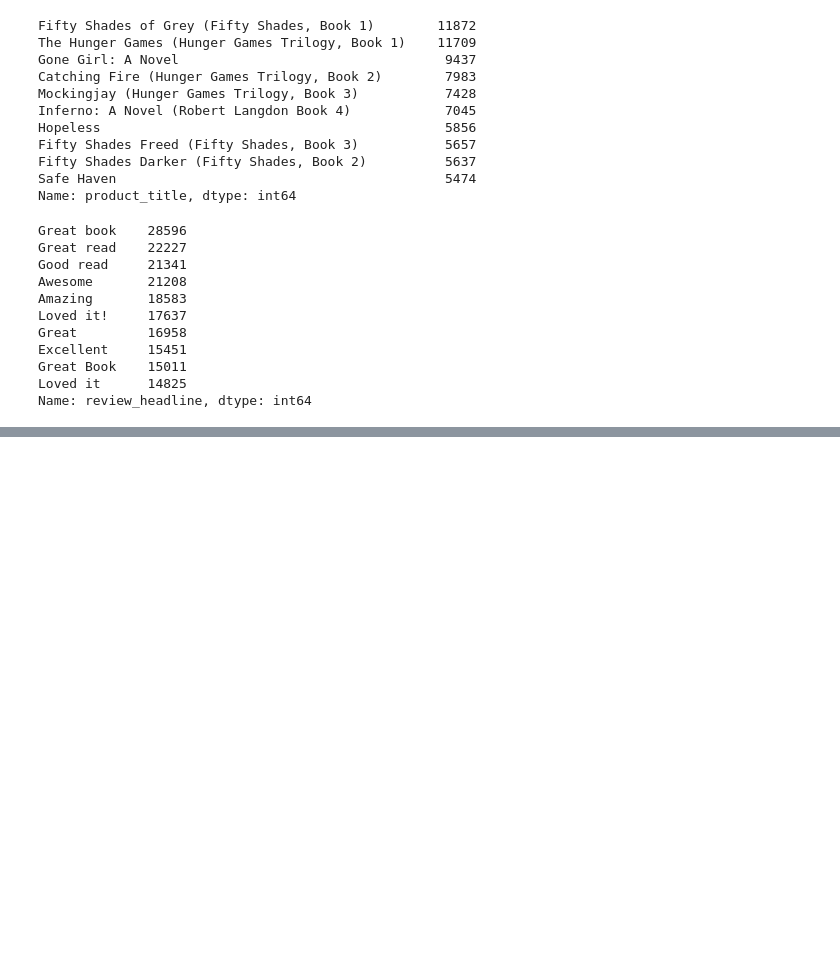
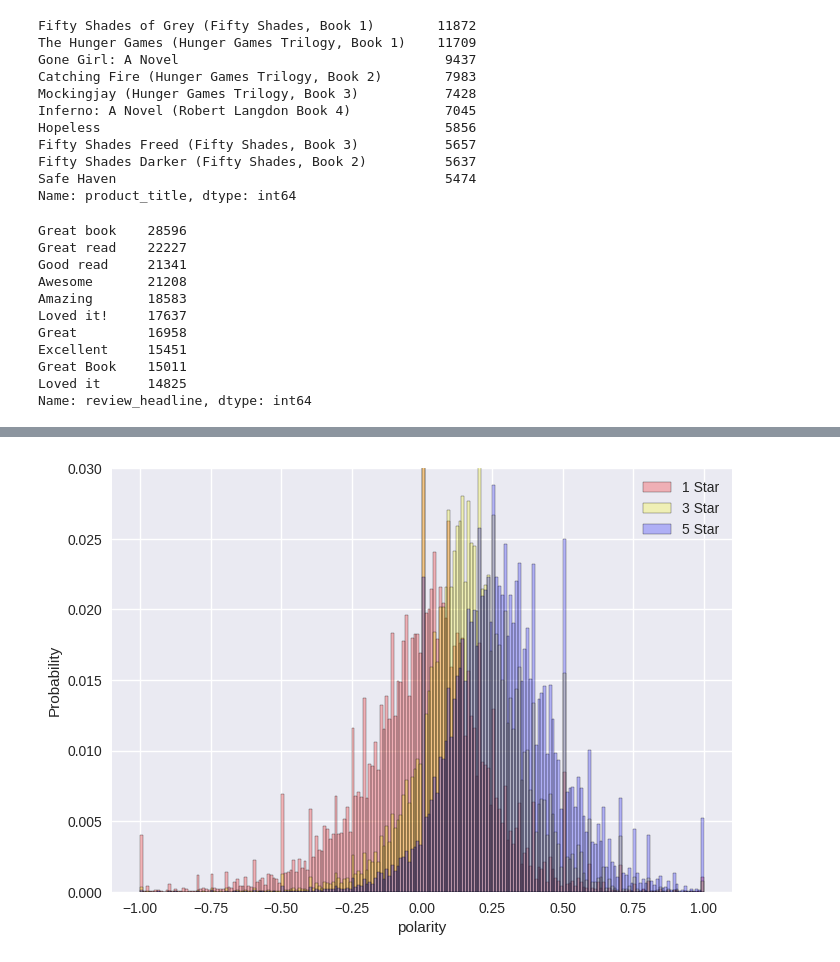
Before and after one commit to rezaganj/Capstone3-Book-Reviews-Sentiment-Analysis, a Jupyter notebook: notebooks/eda.ipynb, the cells around one changed output, grey strips where cells are left out. Cells and saved outputs as stored; diff of their text form; code cells hidden in the pictures; blank space fills up the shorter version.

```diff
--- a/notebooks/eda.ipynb
+++ b/notebooks/eda.ipynb
@@ -96,0 +110,15 @@ Name: review_headline, dtype: int64
+# %%
+df_1_star = df[df['star_rating'] == '1']
+df_2_star = df[df['star_rating'] == '2']
+df_3_star = df[df['star_rating'] == '3']
+df_4_star = df[df['star_rating'] == '4']
+df_5_star = df[df['star_rating'] == '5']
+# %%
+sns.histplot(data=df_1_star, x=df_1_star['polarity'], stat='probability', bins=200, label='1 Star', palette='pastel', color='red', alpha=0.25)
+sns.histplot(data=df_3_star, x=df_3_star['polarity'], stat='probability', bins=200, label='3 Star', palette='pastel', color='yellow', alpha=0.25)
+sns.histplot(data=df_5_star, x=df_5_star['polarity'], stat='probability', bins=200, label='5 Star', palette='pastel', color='blue', alpha=0.25)
+plt.ylim([0, 0.03])
+plt.legend()
+plt.show()
+# %% [output]
+[figure, added]
```
Also changed, not shown: parts of 5 cells of this notebook, 18 other files.
